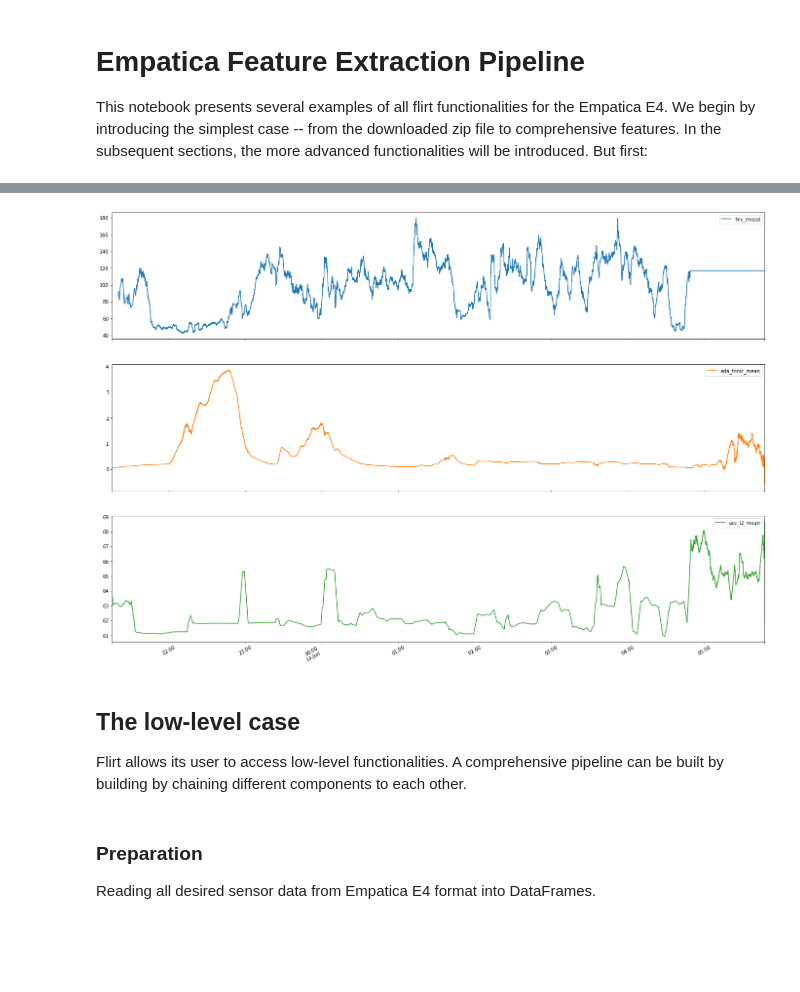
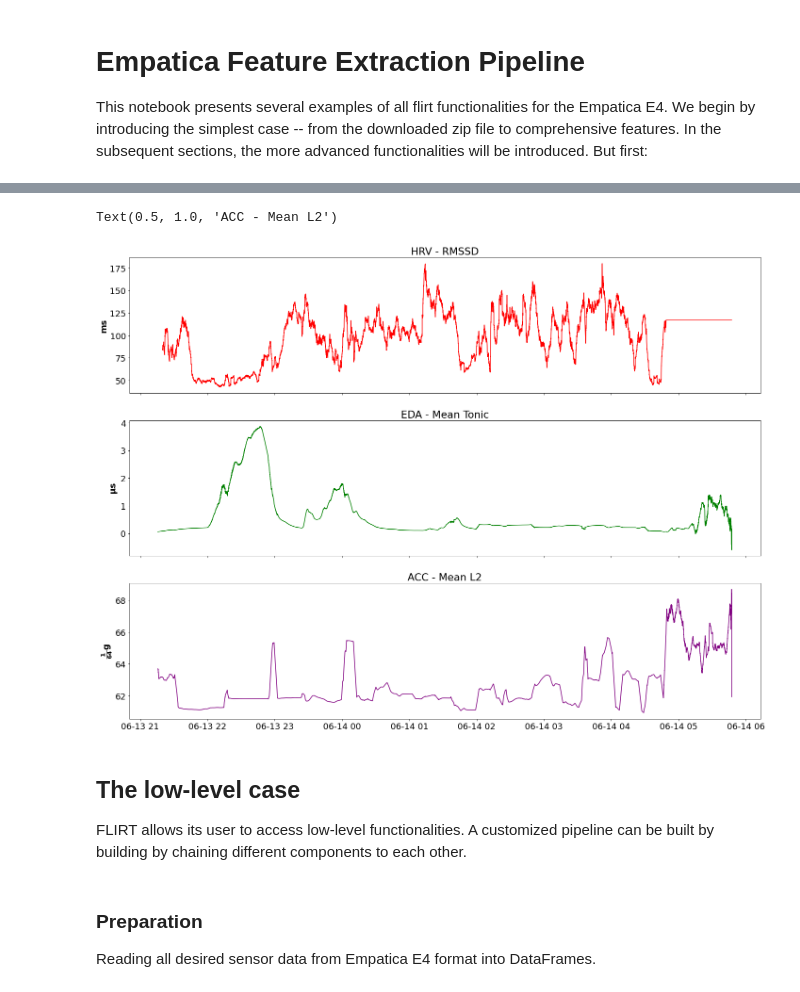
Before and after one commit to im-ethz/flirt, a Jupyter notebook: notebooks/empatica-processing.ipynb, the cells around one changed output, grey strips where cells are left out. Cells and saved outputs as stored; diff of their text form; code cells hidden in the pictures; blank space fills up the shorter version.

```diff
--- a/notebooks/empatica-processing.ipynb
+++ b/notebooks/empatica-processing.ipynb
@@ -37,11 +40,29 @@ data.sample(10)
-# %%
-# Select sensor modality and plot some features
-data[['hrv_rmssd', 'eda_tonic_mean', 'acc_l2_mean']].plot(subplots=True, figsize=(24, 18))
-# %% [output]
-[figure, removed]
+# %%
+import matplotlib.pyplot as plt
+plt.rcParams.update({'font.size': 18, 'text.latex.preamble':r'\usepackage{sfmath} \boldmath'})
+
+
+# Select sensor modality and plot some features
+fig, axs = plt.subplots(3, 1, sharex=True, figsize=(24, 18))
+axs = axs.ravel()
+
+axs[0].plot(data['hrv_rmssd'], color = "red")
+axs[0].set_title('HRV - RMSSD')
+axs[0].set_ylabel('ms', weight = 'bold')
+
+axs[1].plot(data['eda_tonic_mean'], color = "green")
+axs[1].set_ylabel(r'$\mathbf{\mu s}$')
+axs[1].set_title('EDA - Mean Tonic')
+
+axs[2].plot(data['acc_l2_mean'], color = "purple")
+axs[2].set_ylabel(r'$\mathbf{\frac{1}{64}g}$')
+axs[2].set_title('ACC - Mean L2')
+# %% [output]
+Text(0.5, 1.0, 'ACC - Mean L2')
+[figure, added]
 # %% [markdown]
 ## The low-level case
-Flirt allows its user to access low-level functionalities. A comprehensive pipeline can be built by building by chaining different components to each other.
+FLIRT allows its user to access low-level functionalities. A customized pipeline can be built by building by chaining different components to each other.
 # %% [markdown]
 ### Preparation
 Reading all desired sensor data from Empatica E4 format into DataFrames.
```
Also changed, not shown: parts of 8 cells of this notebook.
